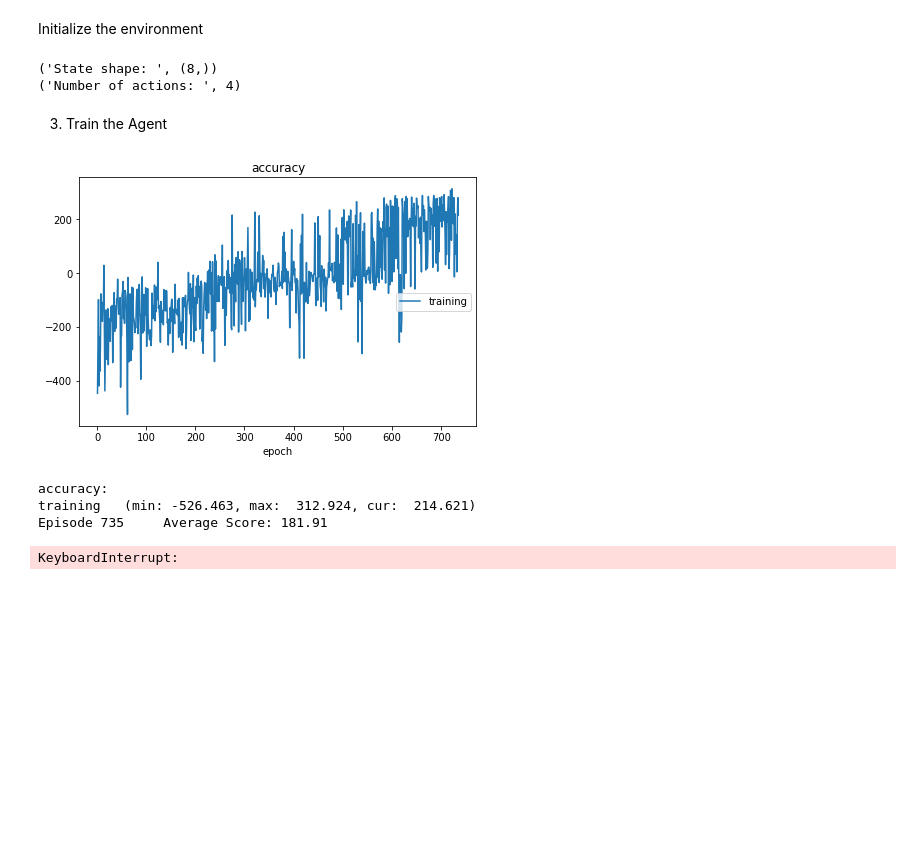
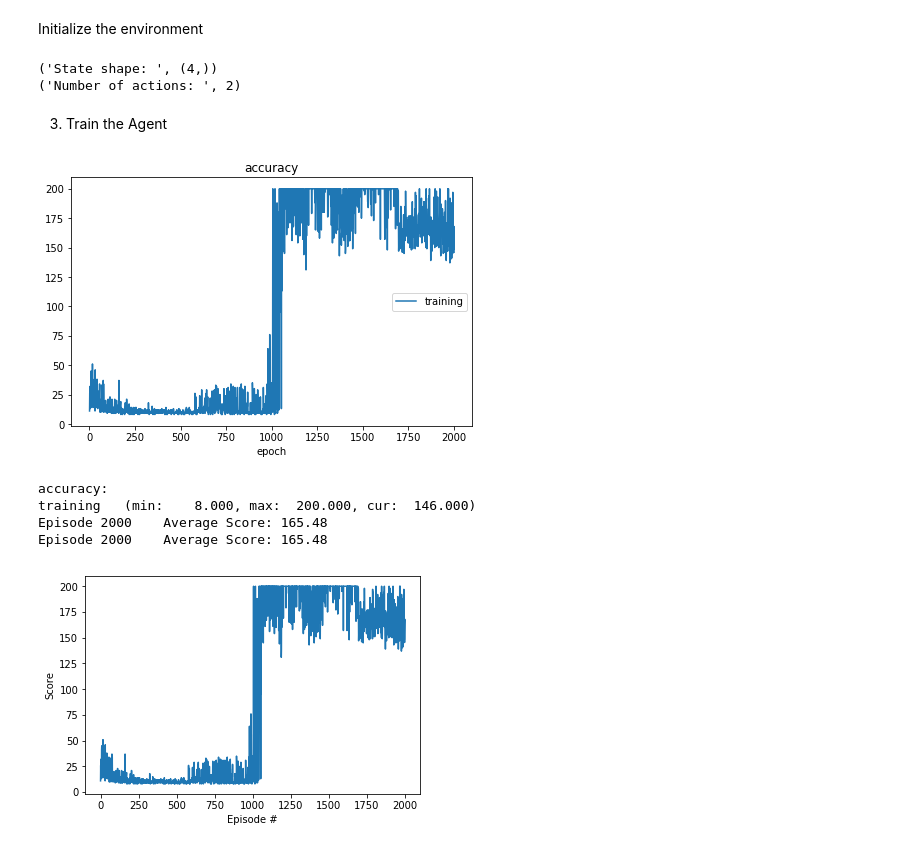
Before and after one commit to jakeszler/182-finalproject, a Jupyter notebook: Deep_Q_Network_Solution.ipynb, the cells around one changed output. Cells and saved outputs as stored; diff of their text form; code cells hidden in the pictures; blank space fills up the shorter version.

```diff
--- a/Deep_Q_Network_Solution.ipynb
+++ b/Deep_Q_Network_Solution.ipynb
@@ -18,7 +18,8 @@ import matplotlib.pyplot as plt
 
 Initialize the environment
 # %%
-env = gym.make('LunarLander-v2')
+#env = gym.make('LunarLander-v2')
+env = gym.make('CartPole-v0')
 env.seed(0)
 print('State shape: ', env.observation_space.shape)
 print('Number of actions: ', env.action_space.n)
@@ -31,7 +32,8 @@ LR = 5e-4               # learning rate
 UPDATE_EVERY = 4 # how often to update the network
 
 device = torch.device("cuda:0" if torch.cuda.is_available() else "cpu")
-agent = Agent(state_size=8, action_size=4, seed=0)
+#agent = Agent(8, 4, 0, params['gamma'], params['tau'], params['update_every'])
+agent = Agent(4, 2, 0, 0.99, 1e-3, 4)
 # %% [output]
-('State shape: ', (8,))
-('Number of actions: ', 4)
+('State shape: ', (4,))
+('Number of actions: ', 2)
@@ -228,7 +235,7 @@ def dqn(n_episodes=2000, max_t=1000, eps_start=1.0, eps_end=0.01, eps_decay=0.99
         eps_decay (float): multiplicative factor (per episode) for decreasing epsilon
     """
     scores = []                        # list containing scores from each episode
-    scores_window = deque(maxlen=2)  # last 100 scores
+    scores_window = deque(maxlen=100)  # last 100 scores
     eps = eps_start                    # initialize epsilon
     liveloss = PlotLosses()
     for i_episode in range(1, n_episodes+1):
@@ -242,35 +249,36 @@ def dqn(n_episodes=2000, max_t=1000, eps_start=1.0, eps_end=0.01, eps_decay=0.99
             score += reward
             if done:
                 break
 
         liveloss.update({
             'accuracy': score
         })
         liveloss.draw()
         scores_window.append(score)       # save most recent score
         scores.append(score)              # save most recent score
         eps = max(eps_end, eps_decay*eps) # decrease epsilon
         print('\rEpisode {}\tAverage Score: {:.2f}'.format(i_episode, np.mean(scores_window)))
         if i_episode % 100 == 0:
             print('\rEpisode {}\tAverage Score: {:.2f}'.format(i_episode, np.mean(scores_window)))
         if np.mean(scores_window)>=200.0:
             print('\nEnvironment solved in {:d} episodes!\tAverage Score: {:.2f}'.format(i_episode-100, np.mean(scores_window)))
             torch.save(agent.qnetwork_local.state_dict(), 'checkpoint.pth')
             break
     return scores
 
 scores = dqn()
 
 # plot the scores
 fig = plt.figure()
 ax = fig.add_subplot(111)
 plt.plot(np.arange(len(scores)), scores)
 plt.ylabel('Score')
 plt.xlabel('Episode #')
 plt.show()
 # %% [output]
-[figure, old version]
+[figure, new version]
 accuracy:
-training   (min: -526.463, max:  312.924, cur:  214.621)
-Episode 735     Average Score: 181.91
+training   (min:    8.000, max:  200.000, cur:  146.000)
+Episode 2000    Average Score: 165.48
+Episode 2000    Average Score: 165.48
-KeyboardInterrupt:
+[figure, added]
```
Also changed, not shown: parts of 19 cells of this notebook, 1 other file.
